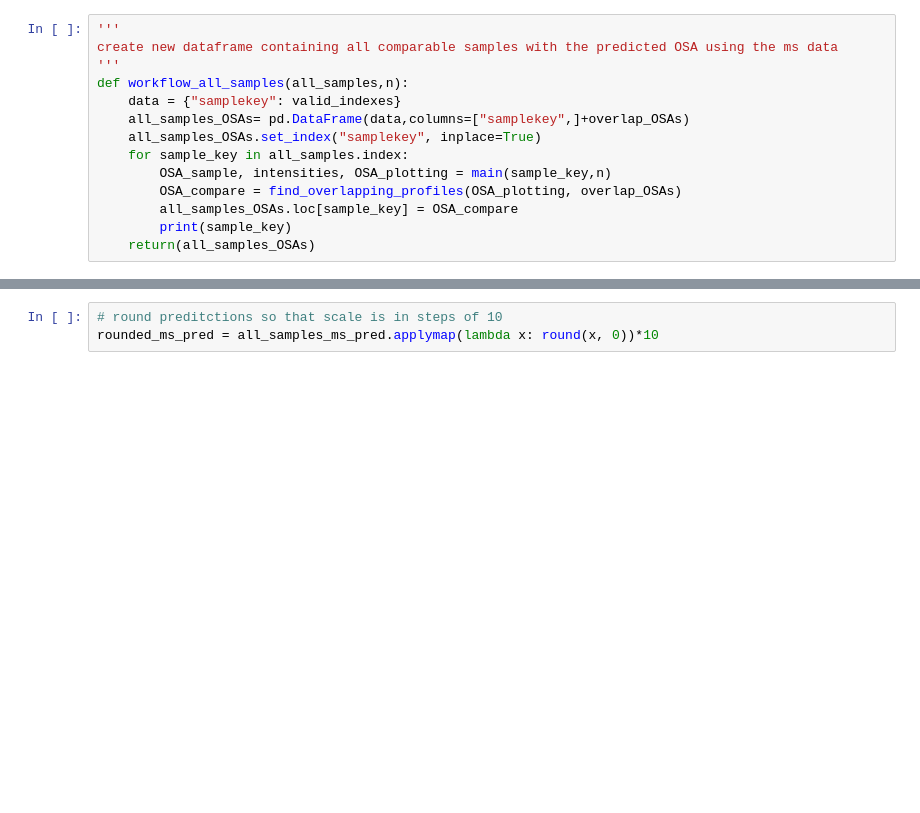
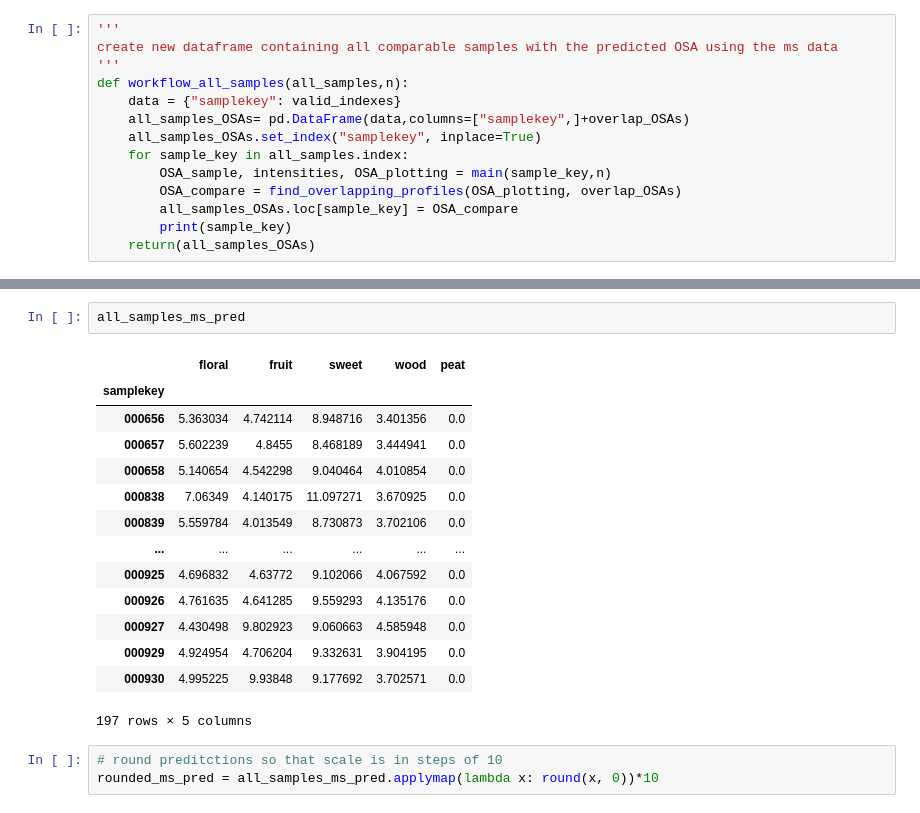
Before and after one commit to rengesf/flavorpred, a Jupyter notebook: workflow.ipynb, the cells around one changed output, grey strips where cells are left out. Drawn from its saved outputs; the diff is of its cells as text; blank space fills up the shorter version.

```diff
--- a/workflow.ipynb
+++ b/workflow.ipynb
@@ -406,3 +510,20 @@ The default dtype for empty Series will be 'object' instead of 'float64' in a fu
+# %%
+all_samples_ms_pred
+# %% [output]
+|  | floral | fruit | sweet | wood | peat |
+| samplekey |  |  |  |  |  |
+| 000656 | 5.363034 | 4.742114 | 8.948716 | 3.401356 | 0.0 |
+| 000657 | 5.602239 | 4.8455 | 8.468189 | 3.444941 | 0.0 |
+| 000658 | 5.140654 | 4.542298 | 9.040464 | 4.010854 | 0.0 |
+| 000838 | 7.06349 | 4.140175 | 11.097271 | 3.670925 | 0.0 |
+| 000839 | 5.559784 | 4.013549 | 8.730873 | 3.702106 | 0.0 |
+| ... | ... | ... | ... | ... | ... |
+| 000925 | 4.696832 | 4.63772 | 9.102066 | 4.067592 | 0.0 |
+| 000926 | 4.761635 | 4.641285 | 9.559293 | 4.135176 | 0.0 |
+| 000927 | 4.430498 | 9.802923 | 9.060663 | 4.585948 | 0.0 |
+| 000929 | 4.924954 | 4.706204 | 9.332631 | 3.904195 | 0.0 |
+| 000930 | 4.995225 | 9.93848 | 9.177692 | 3.702571 | 0.0 |
+197 rows × 5 columns
 # %%
 # round preditctions so that scale is in steps of 10
 rounded_ms_pred = all_samples_ms_pred.applymap(lambda x: round(x, 0))*10
```
Also changed, not shown: parts of 17 cells of this notebook, 2 other files.
